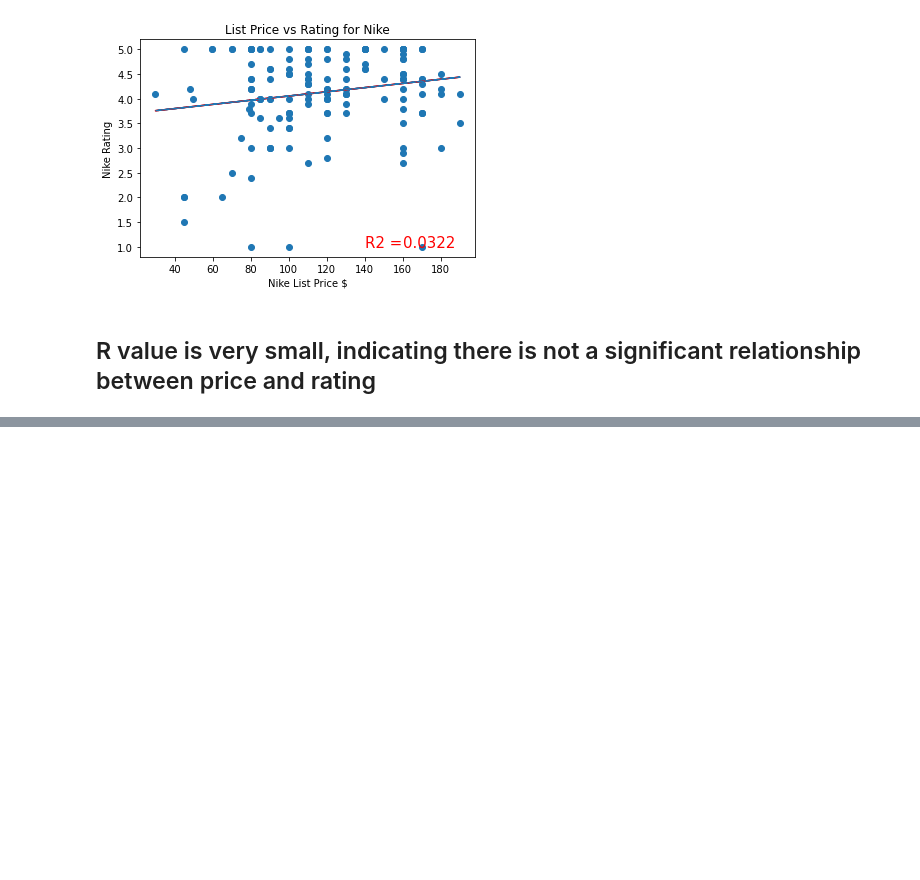
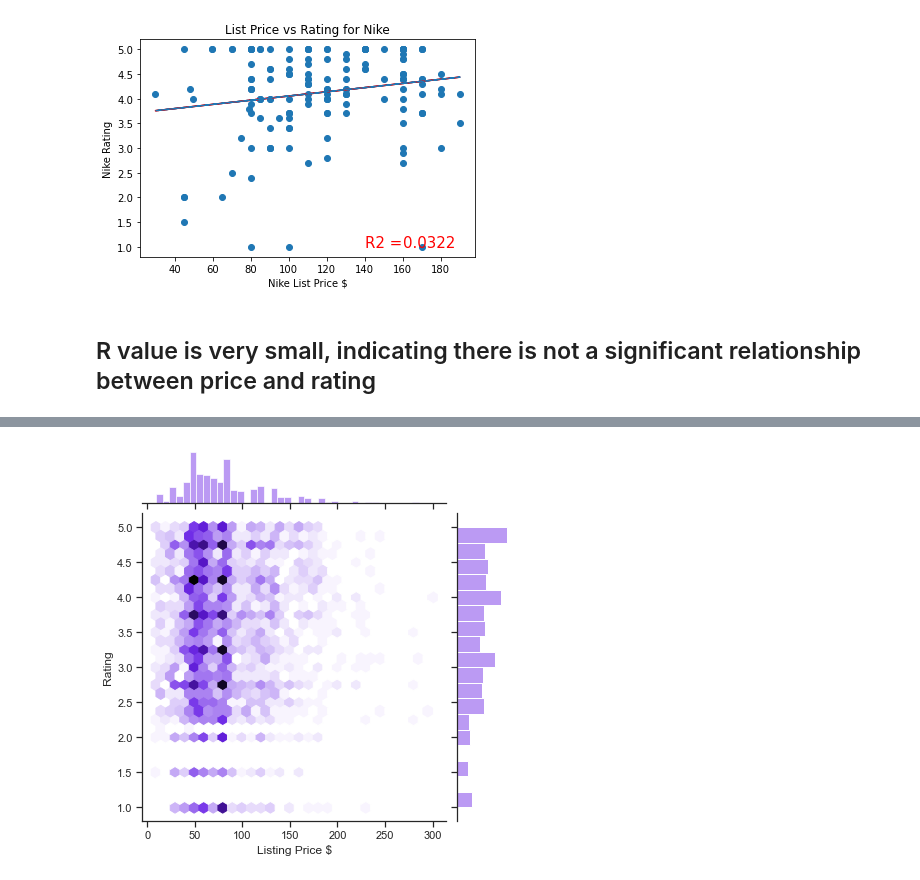
Before and after one commit to abgarberpaul/Nike-vs-Adidas, a Jupyter notebook: Data_Exploration.ipynb, the cells around one changed output, grey strips where cells are left out. Saved outputs shown, nothing was run; the diff lists cells and outputs as text; code cells hidden in the pictures; blank space fills up the shorter version.

```diff
--- a/Data_Exploration.ipynb
+++ b/Data_Exploration.ipynb
@@ -475,0 +516,9 @@ The r-squared value is: 0.032239940823873735
+# %%
+# Create Joint & Marginal Histogram showing List Price and Rating for full dataset
+sns.set_theme(style="ticks")
+data = sandbox
+x = sandbox["Listing Price $"]
+y = sandbox["Rating"]
+sns.jointplot(x=x, y=y, kind="hex", color="#A479F0");
+# %% [output]
+[figure, added]
```
Also changed, not shown: parts of 3 cells of this notebook.
